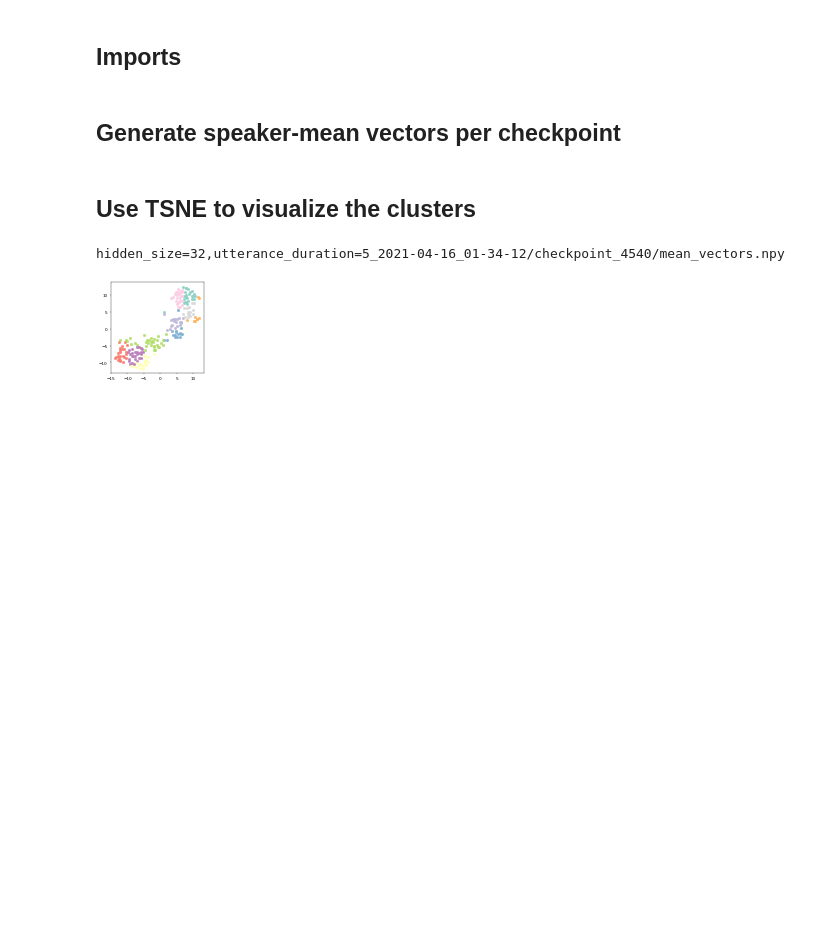
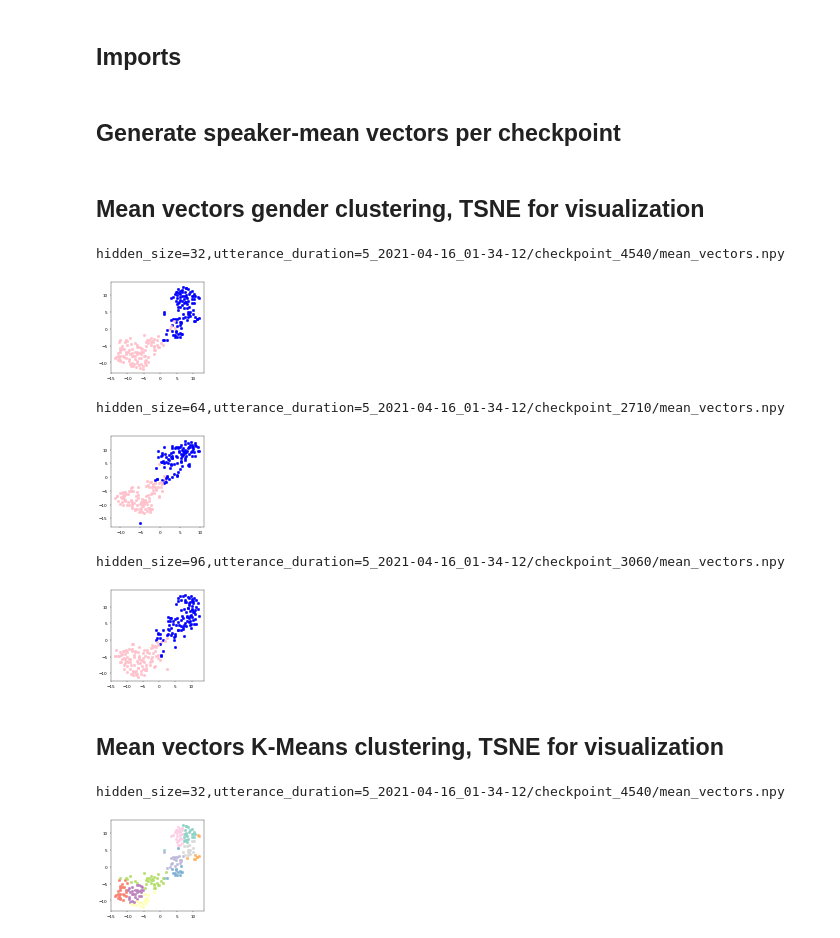
Before and after one commit to IU-SAIGE/pse-speaker-informed, a Jupyter notebook: analyze_sv.ipynb, the cells around one changed output. Drawn from its saved outputs; the diff is of its cells as text; code cells hidden in the pictures; blank space fills up the shorter version.

```diff
--- a/analyze_sv.ipynb
+++ b/analyze_sv.ipynb
@@ -59,8 +59,46 @@ if len(mean_vector_paths) < len(checkpoint_paths):
             np.save(str(checkpoint_path.with_name('mean_vectors.npy')), mean_vectors)
 
             print('Finished', str(checkpoint_path.with_name('mean_vectors.npy')))
-# %% [markdown]
-## Use TSNE to visualize the clusters
+# %% [markdown]
+## Mean vectors gender clustering, TSNE for visualization
+# %%
+figsize = (4, 4)
+dpi = 30
+num_plots = 3
+
+for mean_vector_path in sorted(mean_vector_paths)[:num_plots]:
+    print('hidden'+str(mean_vector_path).split('hidden')[1])
+    df = np.load(mean_vector_path, allow_pickle=True).item()
+    data = np.vstack(list(df.values()))
+    labels = np.vstack(list(df.keys())).squeeze()
+
+    tsne = TSNE(n_components=2, verbose=0, perplexity=40, n_iter=300, random_state=0)
+    data_2d = tsne.fit_transform(data)
+
+    fig = plt.figure(figsize=figsize, dpi=dpi)
+
+    # plot by gender
+    colors = {'M': 'blue', 'F': 'pink'}
+    for i in range(0, len(labels), 1):
+        speaker_id = labels[i]
+        gender = D.speakers_tr[D.speakers_tr.speaker_id==speaker_id].gender.item()
+        plt.scatter(data_2d[i, 0], data_2d[i, 1], c=colors[gender])
+
+    # annotate with the speaker IDs
+    if False:
+        for i in range(0, len(labels), 1):
+            plt.annotate(xy=(data_2d[i, 0], data_2d[i, 1]), text=labels[i])
+
+    plt.show()
+# %% [output]
+hidden_size=32,utterance_duration=5_2021-04-16_01-34-12/checkpoint_4540/mean_vectors.npy
+[figure, added]
+hidden_size=64,utterance_duration=5_2021-04-16_01-34-12/checkpoint_2710/mean_vectors.npy
+[figure, added]
+hidden_size=96,utterance_duration=5_2021-04-16_01-34-12/checkpoint_3060/mean_vectors.npy
+[figure, added]
+# %% [markdown]
+## Mean vectors K-Means clustering, TSNE for visualization
 # %%
 figsize = (4, 4)
 dpi = 30
```
Also changed, not shown: 4 other files.
